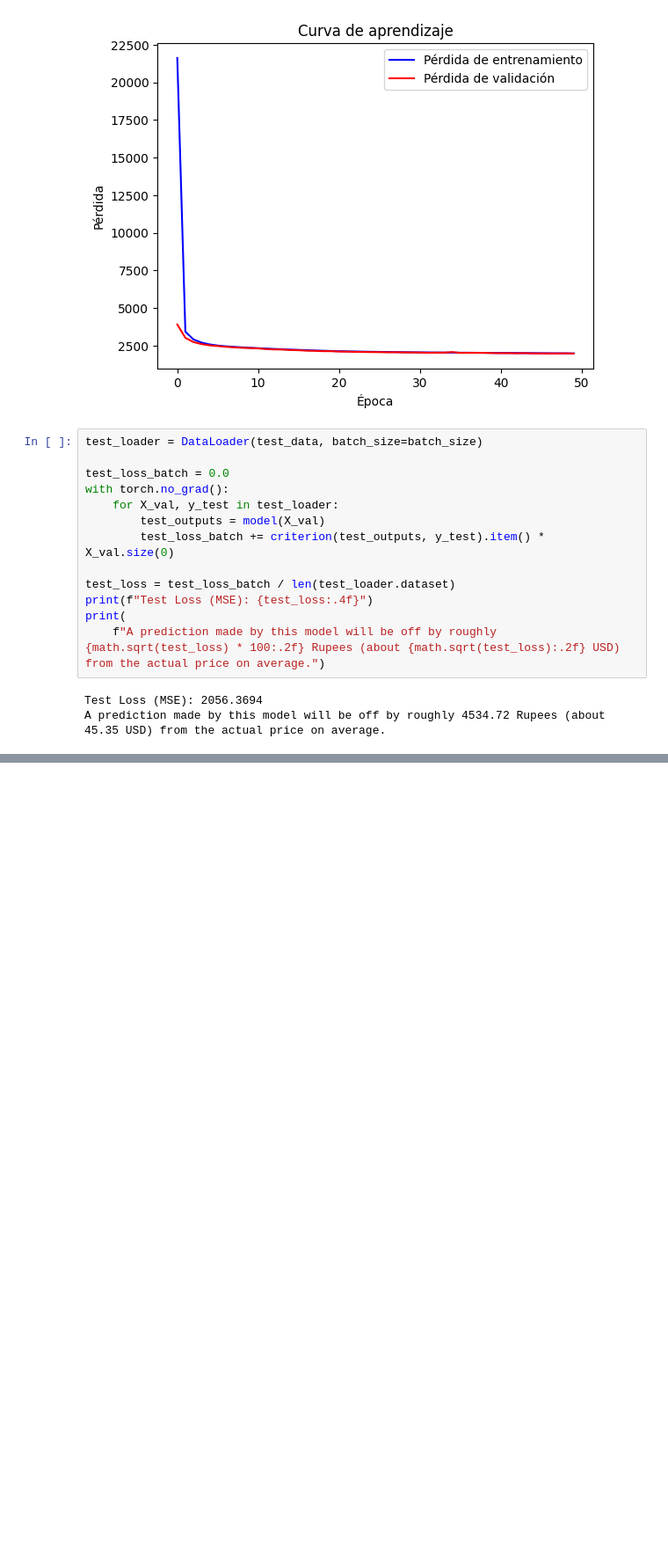
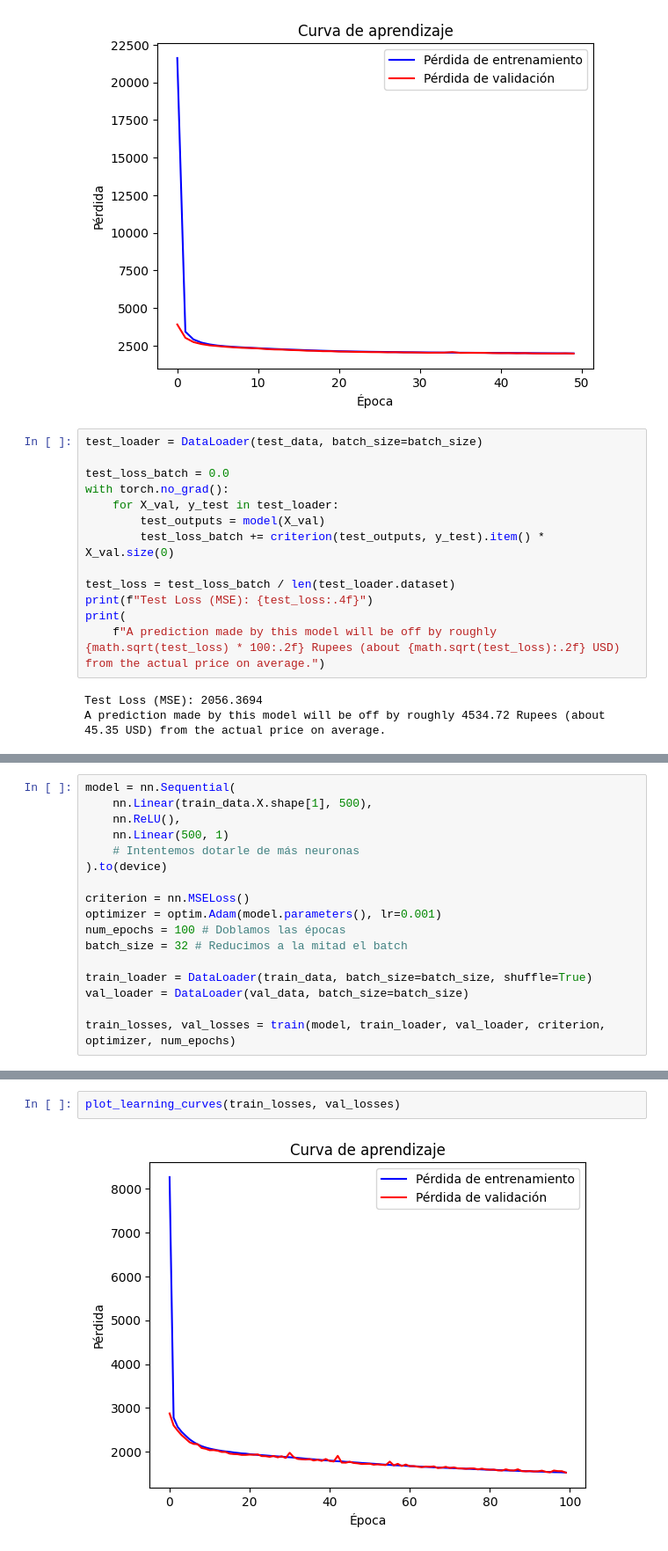
Before and after one commit to HakkinDavid/computational-intelligence, a Jupyter notebook: 17Mar.ipynb, the cells around one changed output, grey strips where cells are left out. Shown at 88% size. Cells and saved outputs as stored; diff of their text form; blank space fills up the shorter version.

```diff
--- a/17Mar.ipynb
+++ b/17Mar.ipynb
@@ -373,0 +378,17 @@ A prediction made by this model will be off by roughly 4534.72 Rupees (about 45.
+# %%
+model = nn.Sequential(
+    nn.Linear(train_data.X.shape[1], 500),
+    nn.ReLU(),
+    nn.Linear(500, 1)
+    # Intentemos dotarle de más neuronas
+).to(device)
+
+criterion = nn.MSELoss()
+optimizer = optim.Adam(model.parameters(), lr=0.001)
+num_epochs = 100 # Doblamos las épocas
+batch_size = 32 # Reducimos a la mitad el batch
+
+train_loader = DataLoader(train_data, batch_size=batch_size, shuffle=True)
+val_loader = DataLoader(val_data, batch_size=batch_size)
+
+train_losses, val_losses = train(model, train_loader, val_loader, criterion, optimizer, num_epochs)
@@ -373,0 +409,4 @@ A prediction made by this model will be off by roughly 4534.72 Rupees (about 45.
+# %%
+plot_learning_curves(train_losses, val_losses)
+# %% [output]
+[figure, added]
```
Also changed, not shown: parts of 4 cells of this notebook.
